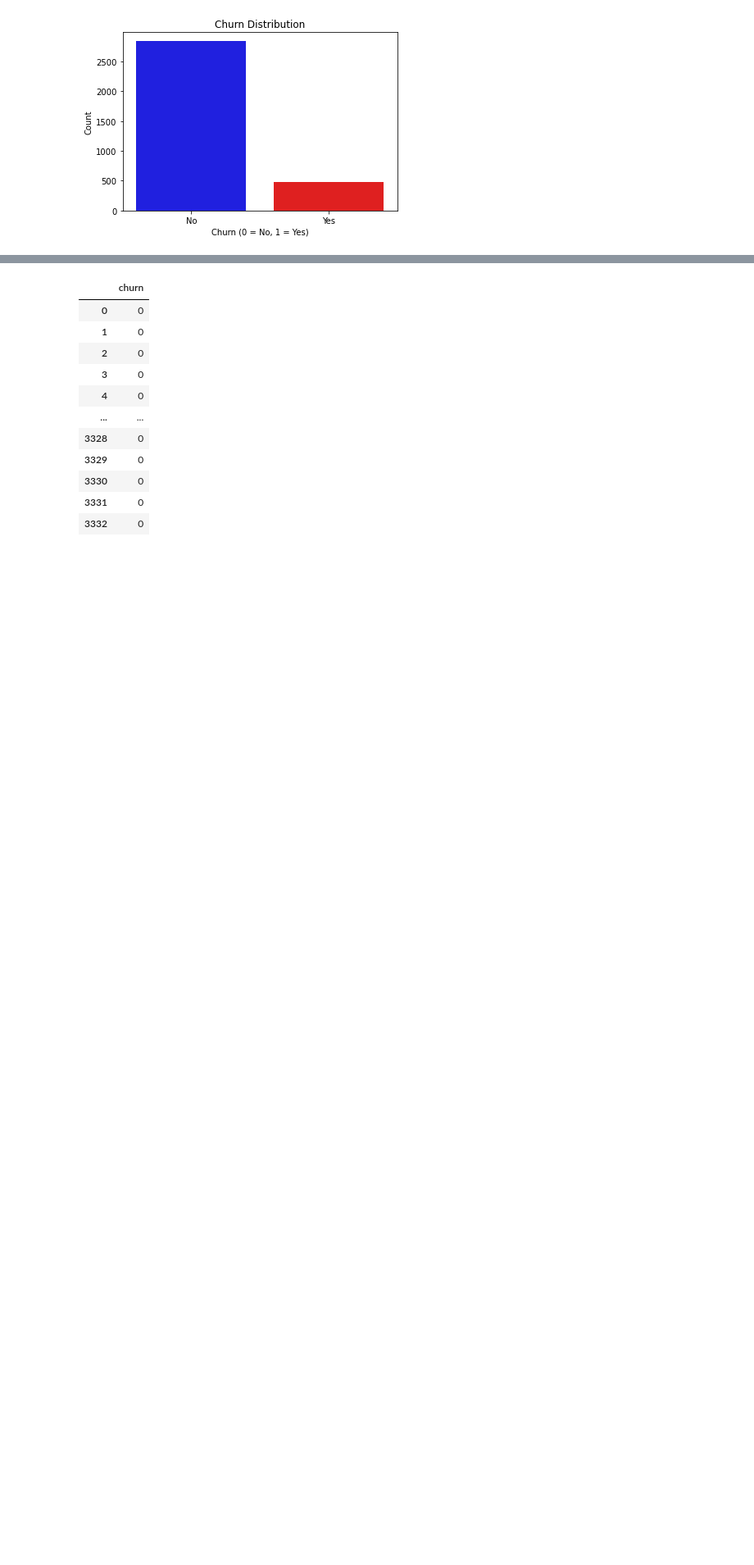
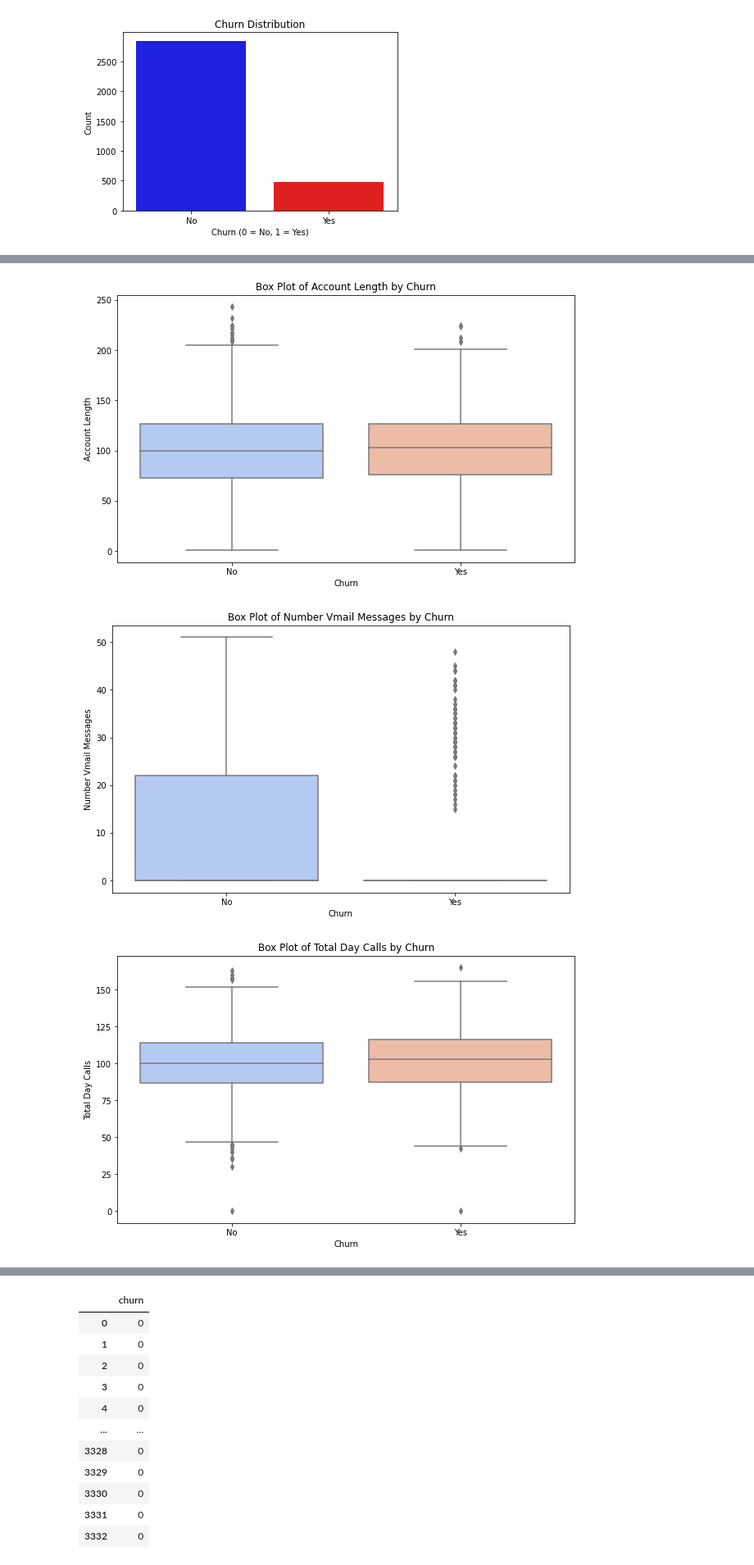
Before and after one commit to ianbett-hub/Phase-3-Project, a Jupyter notebook: dsc-phase-3-project.ipynb, the cells around one changed output, grey strips where cells are left out. Shown: that part at 82% size. Drawn from its saved outputs; the diff is of its cells as text; code cells hidden in the pictures; blank space fills up the shorter version.

```diff
--- a/dsc-phase-3-project.ipynb
+++ b/dsc-phase-3-project.ipynb
@@ -77,0 +146,11 @@ memory usage: 524.2+ KB
+# %%
+# Checking for place holder values
+cols= ['state', 'account_length', 'area_code',
+       'international_plan', 'voice_mail_plan', 'number_vmail_messages',
+       'customer_service_calls', 'churn']
+
+# Loop through selected columns and print value counts
+for col in cols:
+    print(f"Value Counts for '{col}':")
+    print(df[col].value_counts())
+    print("-" * 40)
@@ -131,0 +277,19 @@ plt.show()
+# %%
+# Select numerical columns (excluding 'churn' if it's numerical)
+numeric_cols = ["account_length", "number_vmail_messages", "total_day_calls", "total_day_charge",
+                "total_eve_calls", "total_eve_charge", "total_night_calls", "total_night_charge",
+                "total_intl_calls", "total_intl_charge", "customer_service_calls"]
+
+# Loop through numerical columns and plot box plots
+for col in numeric_cols:
+    plt.figure(figsize=(10, 6))
+    sns.boxplot(data=df, x="churn", y=col, palette="coolwarm")
+    plt.xlabel("Churn")
+    plt.ylabel(col.replace("_", " ").title())
+    plt.title(f"Box Plot of {col.replace('_', ' ').title()} by Churn")
+    plt.xticks([0, 1], ["No", "Yes"])
+    plt.show()
+# %% [output]
+[figure, added]
+[figure, added]
+[figure, added]
```
Also changed, not shown: parts of 84 cells of this notebook.
